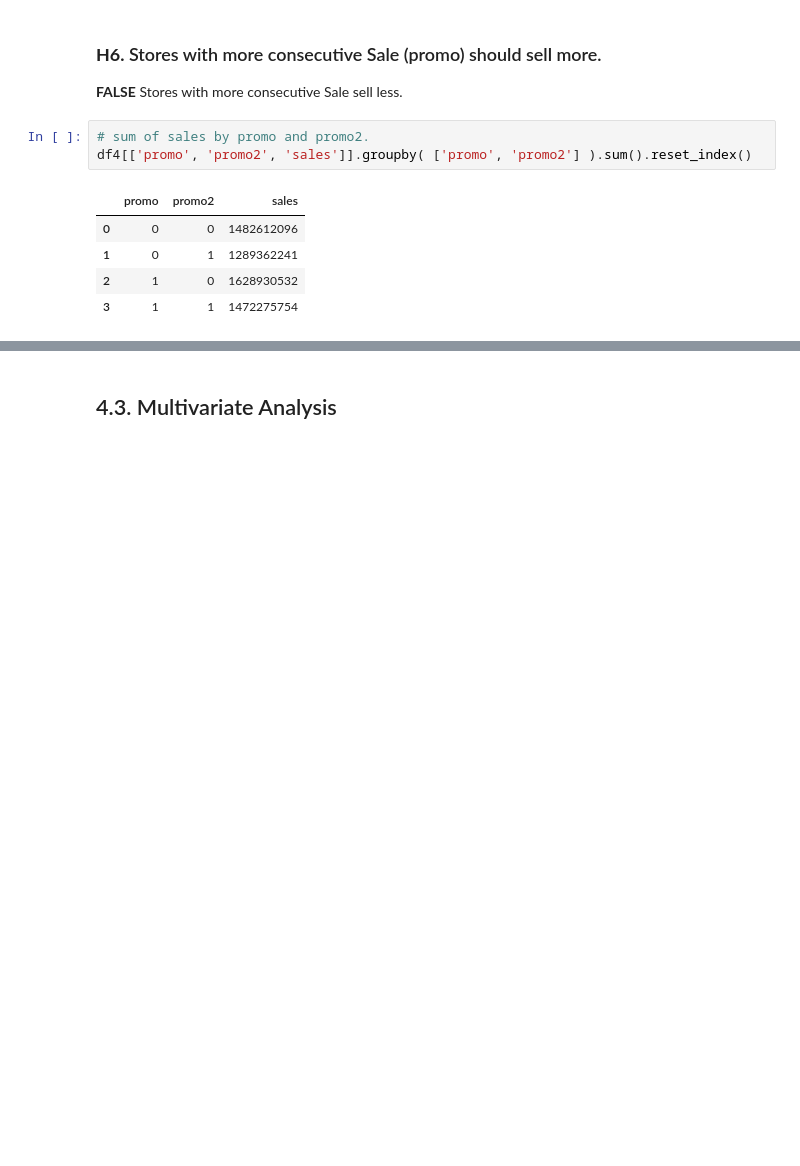
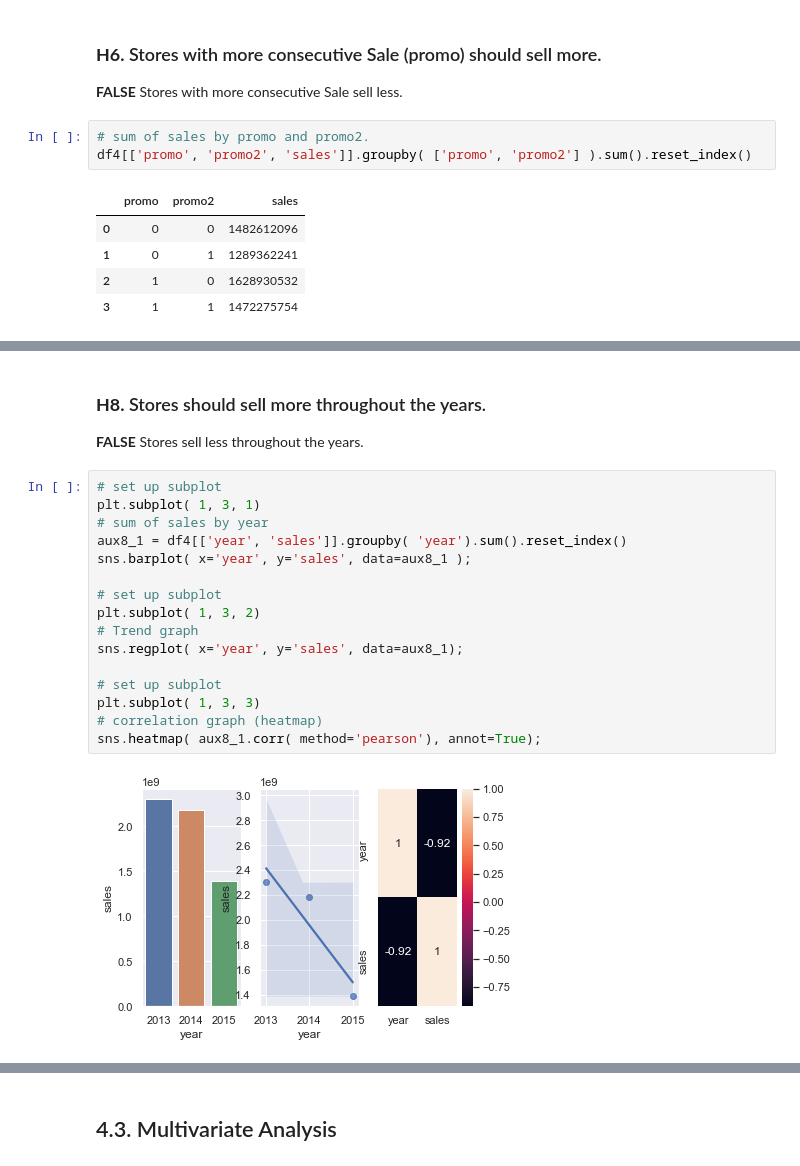
Before and after one commit to bruno-san/DataScience-Em-Producao, a Jupyter notebook: m04_v01_store_sales_prediction.ipynb, the cells around one changed output, grey strips where cells are left out. Saved outputs shown, nothing was run; the diff lists cells and outputs as text; blank space fills up the shorter version.

```diff
--- a/m04_v01_store_sales_prediction.ipynb
+++ b/m04_v01_store_sales_prediction.ipynb
@@ -701,0 +724,21 @@ ax.legend( labels=['tradicional & Extendida', 'Tradicional'])
+# %% [markdown]
+### **H8.** Stores should sell more throughout the years.
+**FALSE** Stores sell less throughout the years.
+# %%
+# set up subplot
+plt.subplot( 1, 3, 1)
+# sum of sales by year
+aux8_1 = df4[['year', 'sales']].groupby( 'year').sum().reset_index()
+sns.barplot( x='year', y='sales', data=aux8_1 );
+
+# set up subplot
+plt.subplot( 1, 3, 2)
+# Trend graph
+sns.regplot( x='year', y='sales', data=aux8_1);
+
+# set up subplot
+plt.subplot( 1, 3, 3)
+# correlation graph (heatmap)
+sns.heatmap( aux8_1.corr( method='pearson'), annot=True);
+# %% [output]
+[figure, added]
```
Also changed, not shown: parts of 11 cells of this notebook.
